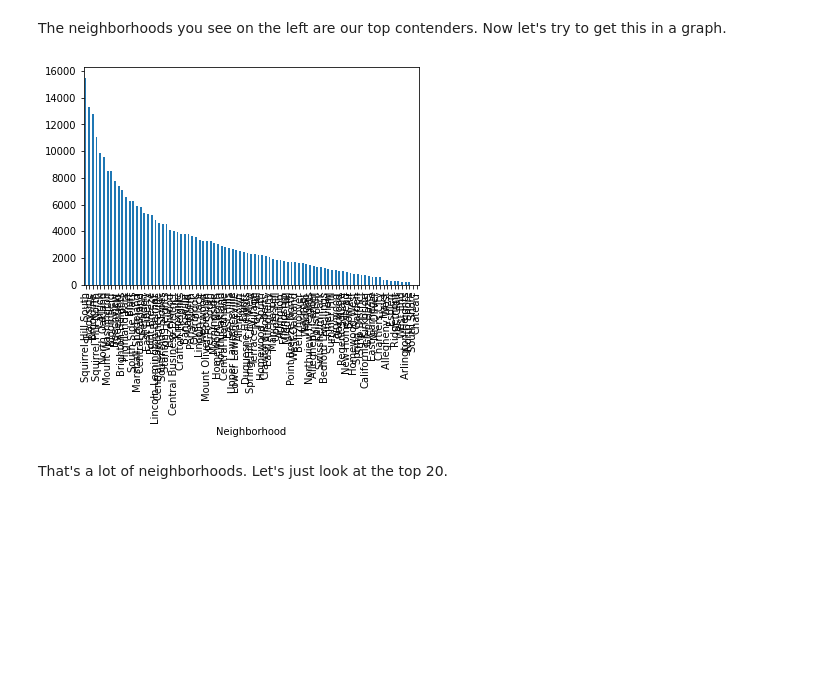
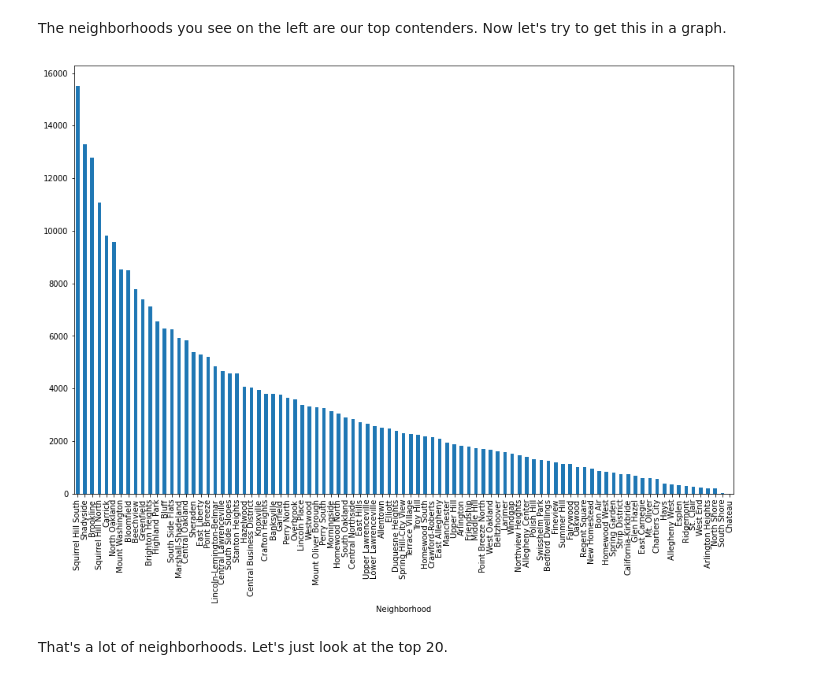
Before and after one commit to Sean-ORourke/Final_Project, a Jupyter notebook: Edwards_folder/Edwards_notebook.ipynb, the cells around one changed output. Cells and saved outputs as stored; diff of their text form; code cells hidden in the pictures; blank space fills up the shorter version.

Commit message:
Update bigger graph

```diff
--- a/Edwards_folder/Edwards_notebook.ipynb
+++ b/Edwards_folder/Edwards_notebook.ipynb
@@ -50,9 +50,9 @@ plot.head(10)
 # %% [markdown]
 The neighborhoods you see on the left are our top contenders.  Now let's try to get this in a graph.
 # %%
-plot = school_data.sort_values(["Estimate; Total:"], ascending = False).set_index("Neighborhood")["Estimate; Total:"].plot.bar()
+plot = school_data.sort_values(["Estimate; Total:"], ascending = False).set_index("Neighborhood")["Estimate; Total:"].plot.bar(figsize = (15,10))
 # %% [output]
-[figure, old version]
+[figure, new version]
 # %% [markdown]
 That's a lot of neighborhoods.  Let's just look at the top 20.
 # %%
```
